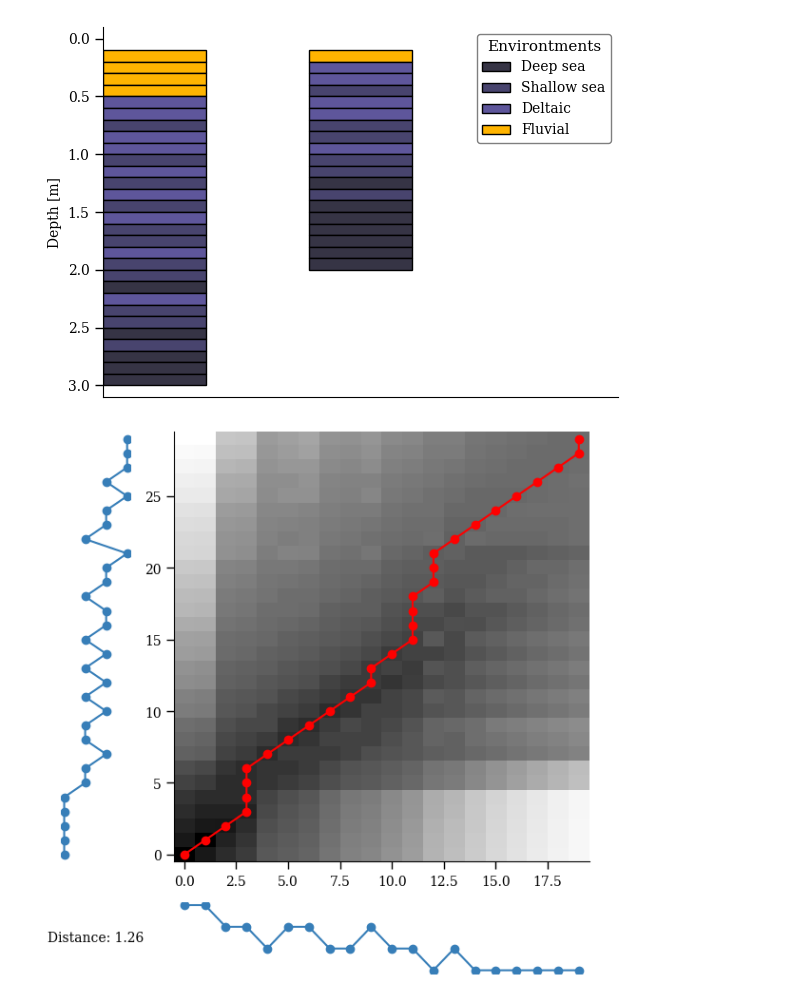
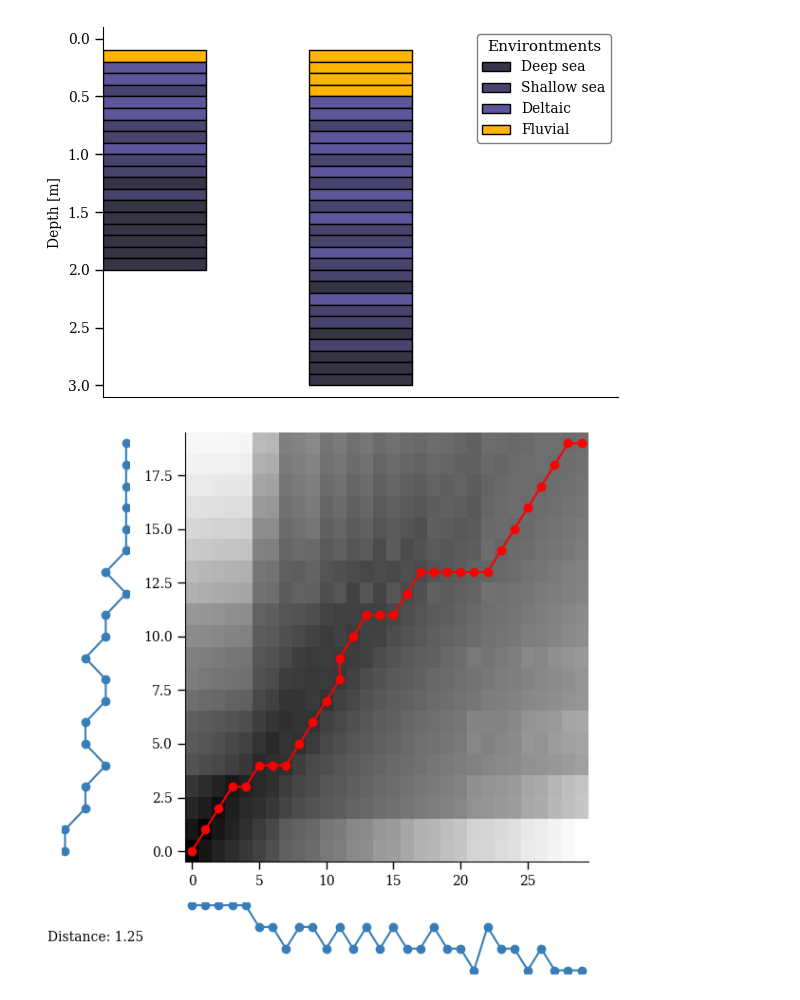
Before and after one commit to sebnarvaez19/straticor, a Jupyter notebook: notebooks/fake_columns.ipynb, the cells around one changed output. Cells and saved outputs as stored; diff of their text form; code cells hidden in the pictures.

```diff
--- a/notebooks/fake_columns.ipynb
+++ b/notebooks/fake_columns.ipynb
@@ -5,8 +5,8 @@ import matplotlib.pyplot as plt
 # %%
 plt.style.use("https://raw.githubusercontent.com/srnarvaez/my-mpl-themes/main/basic.mplstyle")
 
-col_1 = pd.read_excel("../data/fake_columns.xlsx", sheet_name=0).iloc[1:]
-col_2 = pd.read_excel("../data/fake_columns.xlsx", sheet_name=1).iloc[1:]
+col_1 = pd.read_excel("../data/fake_columns.xlsx", sheet_name=1).iloc[1:]
+col_2 = pd.read_excel("../data/fake_columns.xlsx", sheet_name=0).iloc[1:]
 # %%
 fig, ax = plt.subplots(1)
 
@@ -17,18 +17,18 @@ ax.set(xticks=[], ylabel="Depth [m]", ylim=(3.1, -0.1))
 
 plt.show()
 # %% [output]
-[figure, old version]
+[figure, new version]
 # %%
-distance, cost_matrix = straticor.dtw_log(col_1, col_2, cost_func="chrono", alpha=0.02, penalty=0.1)
+distance, cost_matrix = straticor.dtw_log(col_1, col_2, cost_func="chrono", alpha=0.1, penalty=0.1)
 col_3, best_path = straticor.warp_log(col_1, col_2, cost_matrix)
 
 fig = straticor.plot_warpingpaths(col_1, col_2, paths=cost_matrix, best_path=best_path, distance=distance)
 fig.set(figwidth=6, figheight=6)
 fig.savefig("../images/fake_columns_cost_matrix.svg")
 
 plt.show()
 # %% [output]
-[figure, old version]
+[figure, new version]
 # %%
 fig, ax = plt.subplots(1)
 
```
Also changed, not shown: parts of 1 cell of this notebook, 2 other files.
